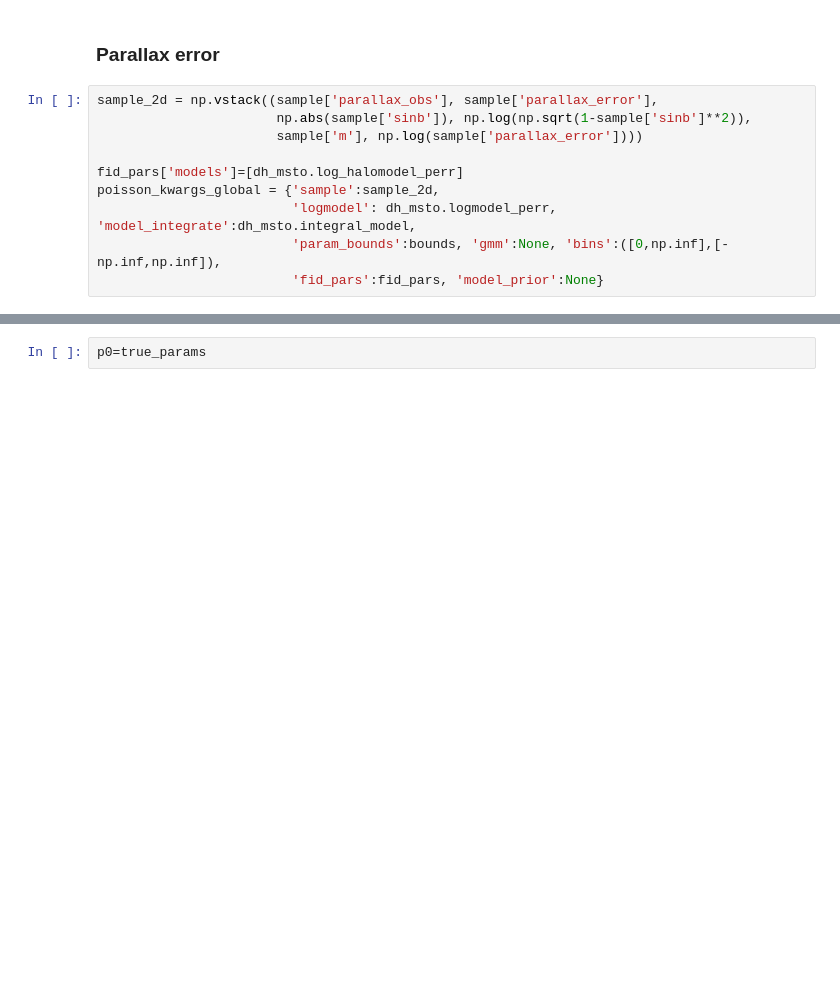
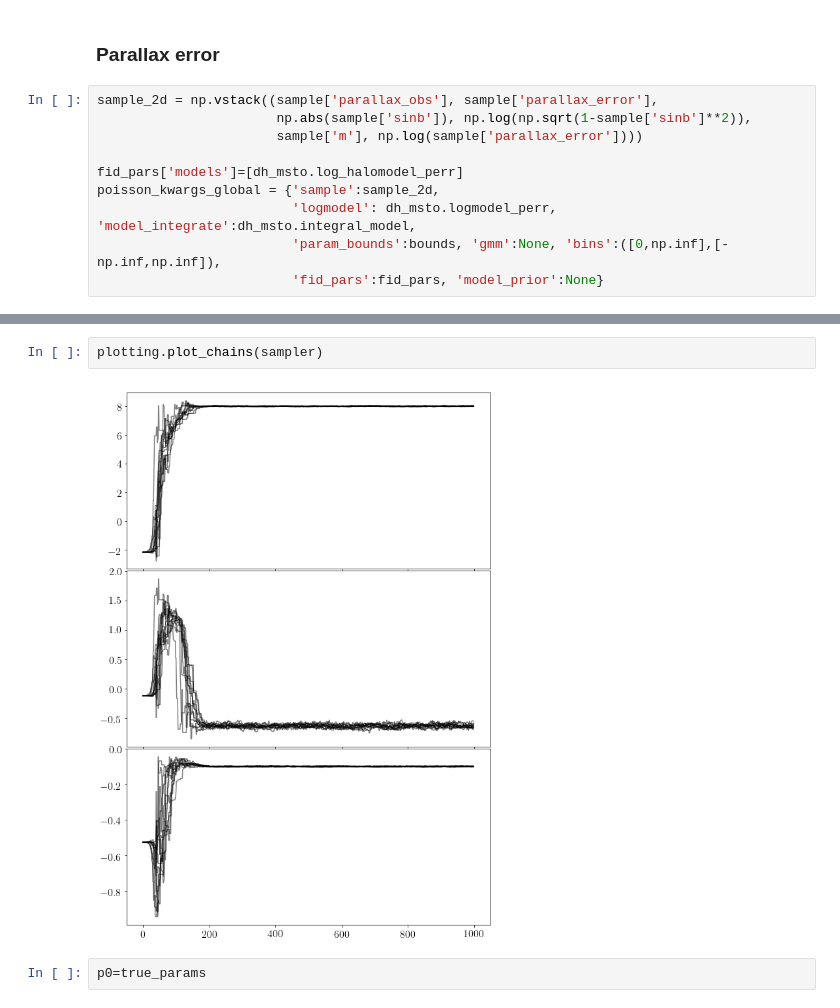
Before and after one commit to aeverall/mwtrace, a Jupyter notebook: mockmodel/Giants poisson_fit.ipynb, the cells around one changed output, grey strips where cells are left out. Cells and saved outputs as stored; diff of their text form; blank space fills up the shorter version.

```diff
--- a/mockmodel/Giants poisson_fit.ipynb
+++ b/mockmodel/Giants poisson_fit.ipynb
@@ -371,3 +393,7 @@ poisson_kwargs_global = {'sample':sample_2d,
+# %%
+plotting.plot_chains(sampler)
+# %% [output]
+[figure, added]
 # %%
 p0=true_params
 # %%
```
Also changed, not shown: parts of 23 cells of this notebook, 1 other file.
